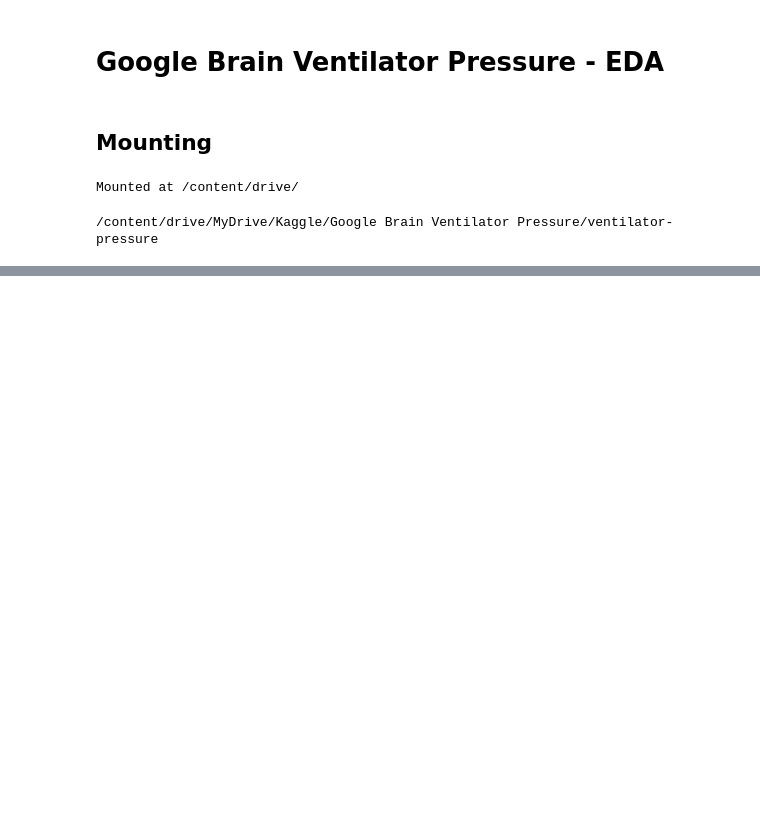
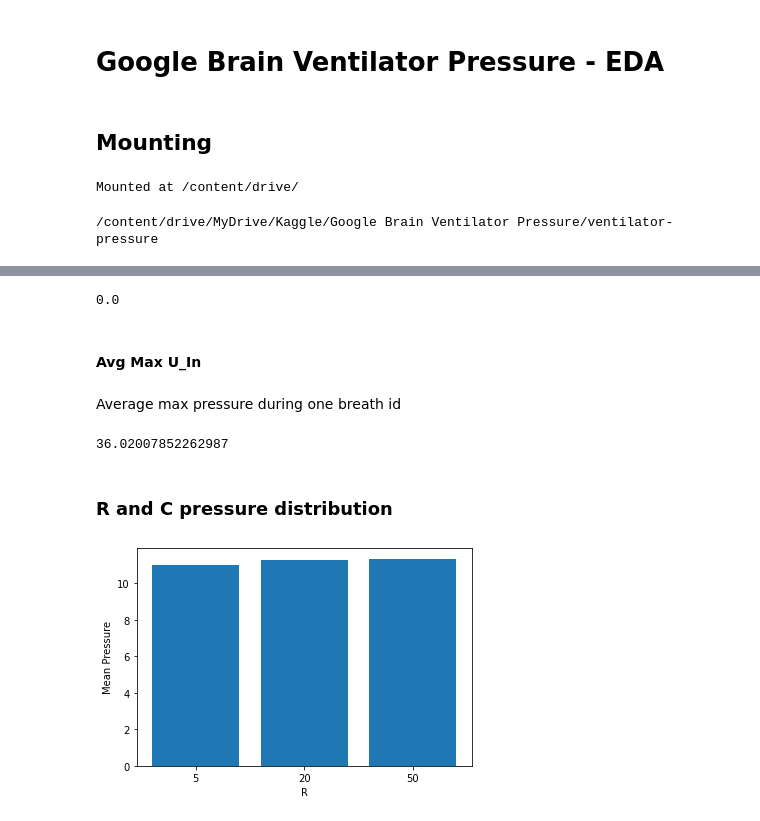
Before and after one commit to Pascapone/ventilator-pressure, a Jupyter notebook: EDA.ipynb, the cells around one changed output, grey strips where cells are left out. Cells and saved outputs as stored; diff of their text form; code cells hidden in the pictures; blank space fills up the shorter version.

```diff
--- a/EDA.ipynb
+++ b/EDA.ipynb
@@ -20,0 +244,21 @@ data/  EDA.ipynb  .git/
+# %%
+df_train['u_in'].min()
+# %% [output]
+0.0
+# %% [markdown]
+#### Avg Max U_In
+# %% [markdown]
+Average max pressure during one breath id
+# %%
+df_train.groupby('breath_id')['u_in'].max().mean()
+# %% [output]
+36.02007852262987
+# %% [markdown]
+### R and C pressure distribution
+# %%
+r_mean_pressure = df_train.groupby('R')['pressure'].mean()
+bar_plt = plt.bar(r_mean_pressure.index.astype(str), r_mean_pressure.values)
+x_label = plt.xlabel('R')
+y_label = plt.ylabel('Mean Pressure')
+# %% [output]
+[figure, added]
```
Also changed, not shown: parts of 69 cells of this notebook.
